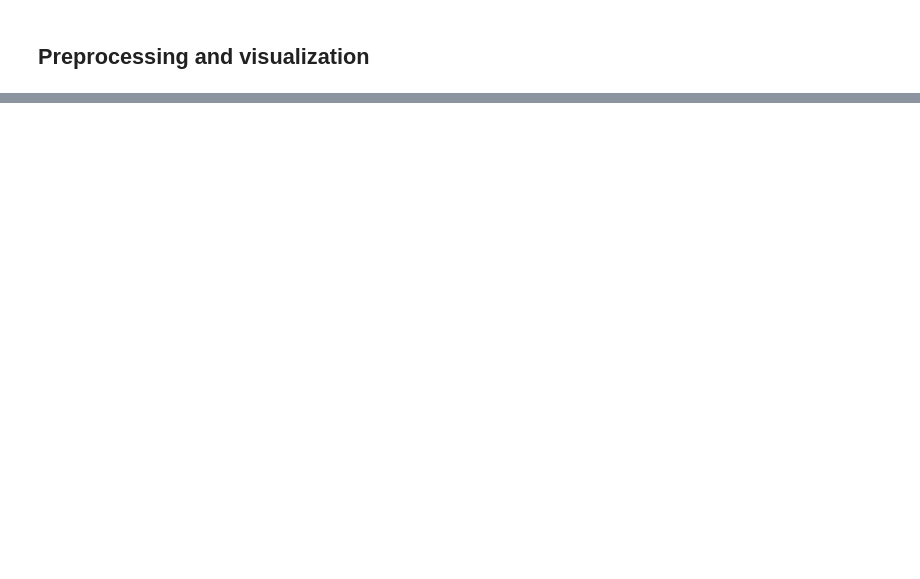
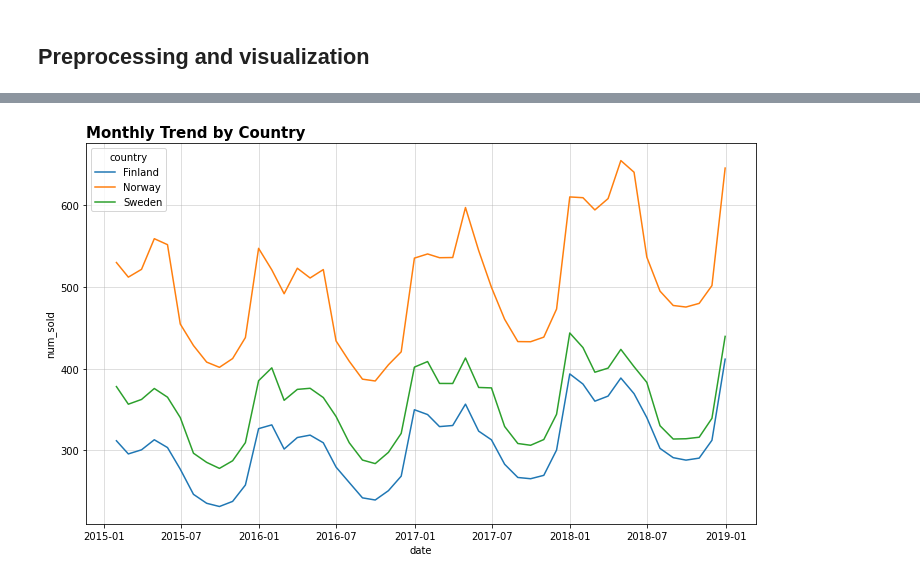
Before and after one commit to Sultan336/Kaggel, a Jupyter notebook: tps-jan-2022.ipynb, the cells around one changed output, grey strips where cells are left out. Saved outputs shown, nothing was run; the diff lists cells and outputs as text; code cells hidden in the pictures; blank space fills up the shorter version.

```diff
--- a/tps-jan-2022.ipynb
+++ b/tps-jan-2022.ipynb
@@ -124,0 +148,12 @@ a.show()
+# %%
+#using seaborn
+fig, ax = plt.subplots(1, 1, figsize=(12, 7))
+train_monthly_country = train.set_index('date').groupby([pd.Grouper(freq='M'),'country'])[['num_sold']].mean()
+sns.lineplot(x="date", y='num_sold', hue='country', data=train_monthly_country, ax=ax)
+
+ax.set_ylabel('num_sold')
+ax.set_title('Monthly Trend by Country', fontsize=15, fontweight='bold', loc='left')
+ax.grid(alpha=0.5)
+plt.show()
+# %% [output]
+[figure, added]
```
Also changed, not shown: parts of 10 cells of this notebook.
